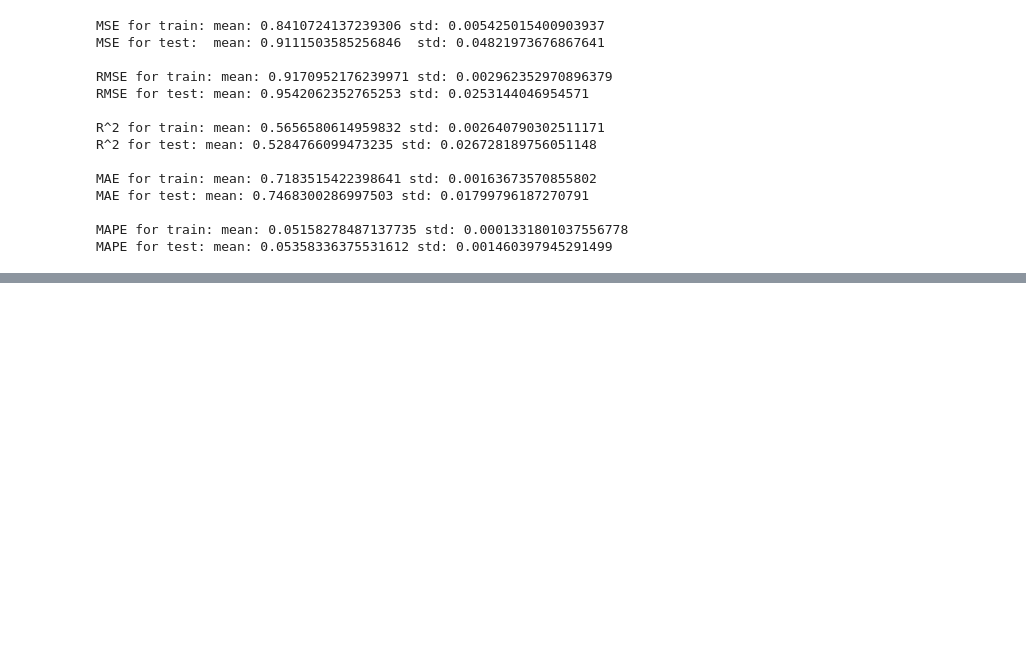
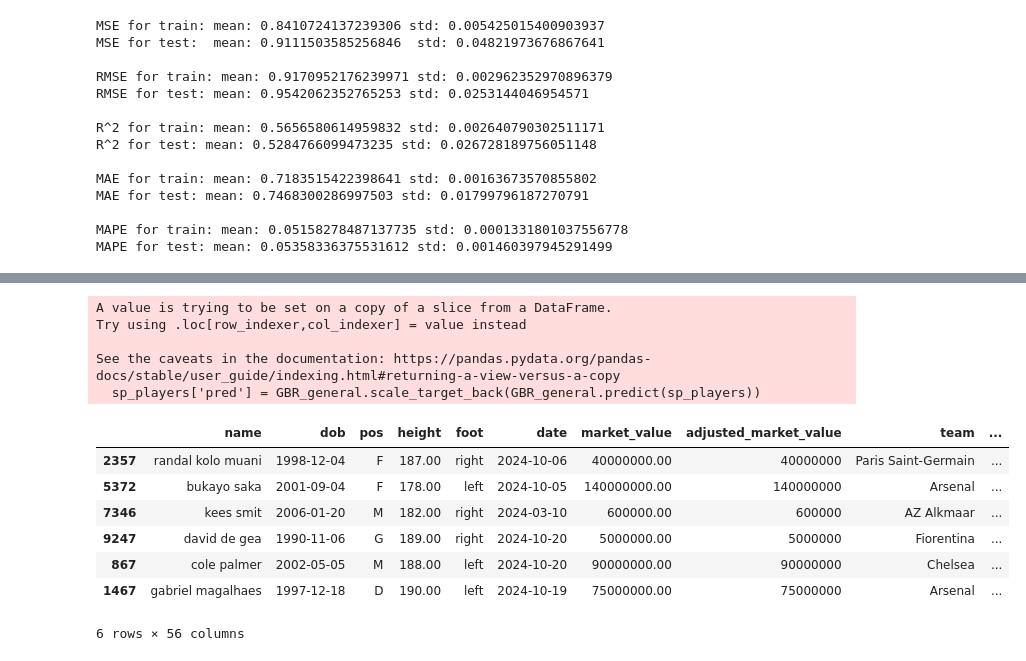
Before and after one commit to shadtome/Score-data, a Jupyter notebook: models/main_dataset/cutoff_dataset/cutoff_ensamble_model_training.ipynb, the cells around one changed output, grey strips where cells are left out. Cells and saved outputs as stored; diff of their text form; code cells hidden in the pictures; blank space fills up the shorter version.

```diff
--- a/models/main_dataset/cutoff_dataset/cutoff_ensamble_model_training.ipynb
+++ b/models/main_dataset/cutoff_dataset/cutoff_ensamble_model_training.ipynb
@@ -944,0 +1129,17 @@ MAPE for test: mean: 0.05358336375531612 std: 0.001460397945291499
+# %%
+sp_players['pred'] = GBR_general.scale_target_back(GBR_general.predict(sp_players))
+sp_players.head(10)
+# %% [output]
+A value is trying to be set on a copy of a slice from a DataFrame.
+Try using .loc[row_indexer,col_indexer] = value instead
+
+See the caveats in the documentation: https://pandas.pydata.org/pandas-docs/stable/user_guide/indexing.html#returning-a-view-versus-a-copy
+  sp_players['pred'] = GBR_general.scale_target_back(GBR_general.predict(sp_players))
+|  | name | dob | pos | height | foot | date | market_value | adjusted_market_value | team | ... |
+| 2357 | randal kolo muani | 1998-12-04 | F | 187.00 | right | 2024-10-06 | 40000000.00 | 40000000 | Paris Saint-Germain | ... |
+| 5372 | bukayo saka | 2001-09-04 | F | 178.00 | left | 2024-10-05 | 140000000.00 | 140000000 | Arsenal | ... |
+| 7346 | kees smit | 2006-01-20 | M | 182.00 | right | 2024-03-10 | 600000.00 | 600000 | AZ Alkmaar | ... |
+| 9247 | david de gea | 1990-11-06 | G | 189.00 | right | 2024-10-20 | 5000000.00 | 5000000 | Fiorentina | ... |
+| 867 | cole palmer | 2002-05-05 | M | 188.00 | left | 2024-10-20 | 90000000.00 | 90000000 | Chelsea | ... |
+| 1467 | gabriel magalhaes | 1997-12-18 | D | 190.00 | left | 2024-10-19 | 75000000.00 | 75000000 | Arsenal | ... |
+6 rows × 56 columns
```
Also changed, not shown: parts of 21 cells of this notebook, 1 other file.
